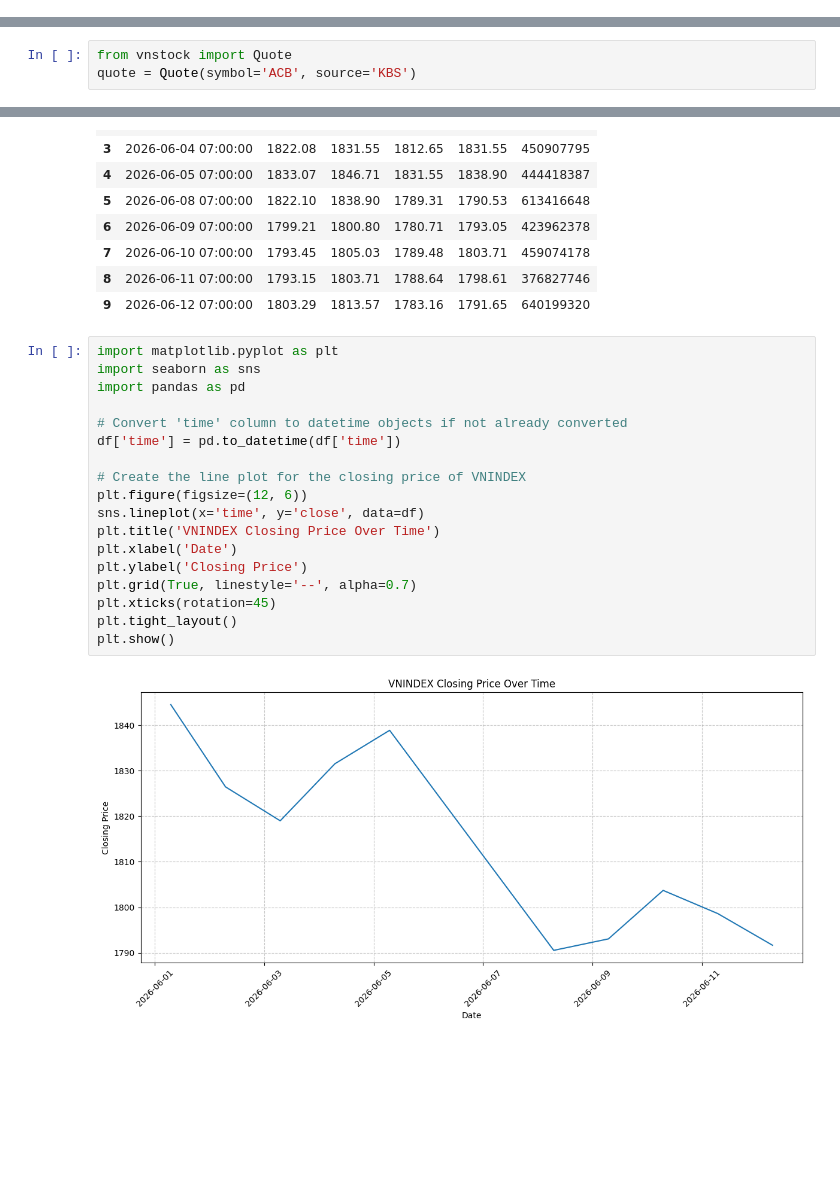
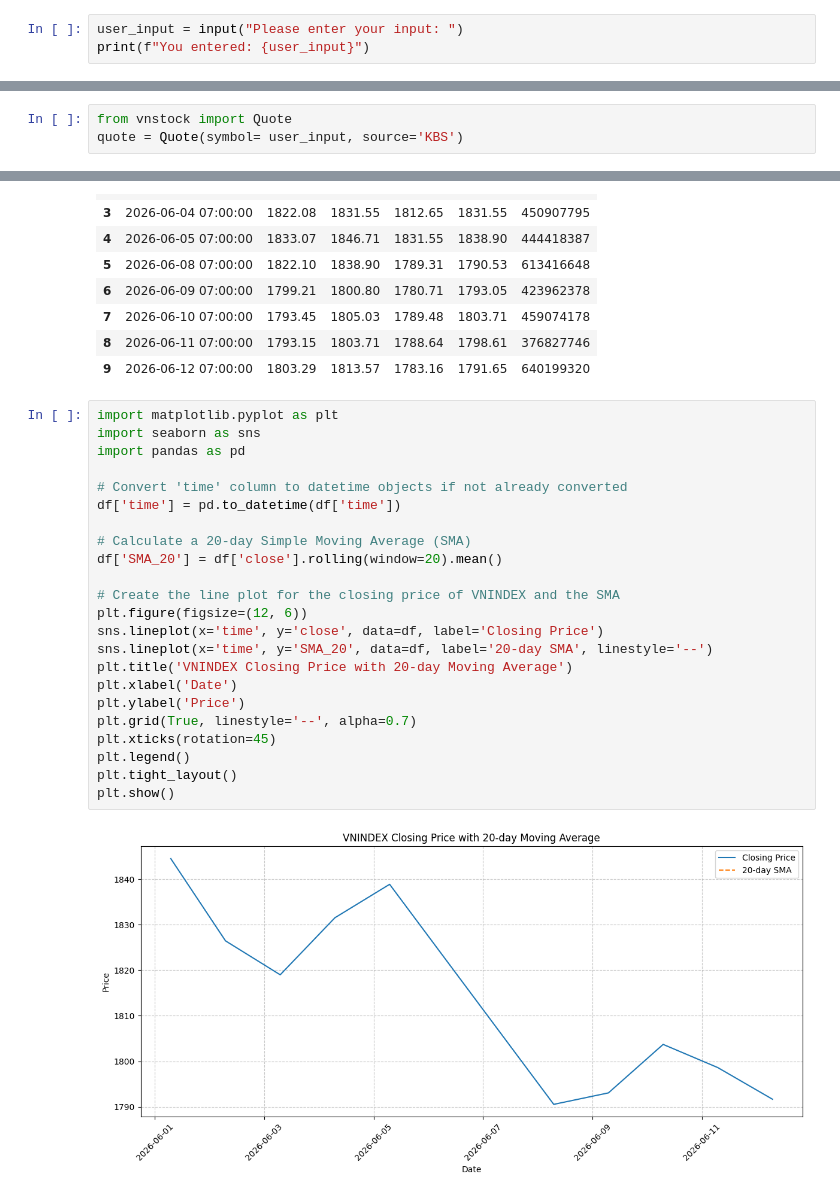
Before and after one commit to Tuanajax/Note_Everthing, a Jupyter notebook: Untitled0.ipynb, the cells around one changed output, grey strips where cells are left out. Saved outputs shown, nothing was run; the diff lists cells and outputs as text; blank space fills up the shorter version.

```diff
--- a/Untitled0.ipynb
+++ b/Untitled0.ipynb
@@ -48,0 +47,3 @@ from vnstock import Listing, Quote, Company, Finance
+# %%
+user_input = input("Please enter your input: ")
+print(f"You entered: {user_input}")
@@ -49,5 +121,5 @@ from vnstock import Listing, Quote, Company, Finance
 # %%
 from vnstock import Quote
-quote = Quote(symbol='ACB', source='KBS')
+quote = Quote(symbol= user_input, source='KBS')
 # %%
 df = quote.history(length='90', interval='d')
@@ -85,20 +143,25 @@ df
 # %%
 import matplotlib.pyplot as plt
 import seaborn as sns
 import pandas as pd
 
 # Convert 'time' column to datetime objects if not already converted
 df['time'] = pd.to_datetime(df['time'])
 
-# Create the line plot for the closing price of VNINDEX
+# Calculate a 20-day Simple Moving Average (SMA)
+df['SMA_20'] = df['close'].rolling(window=20).mean()
+
+# Create the line plot for the closing price of VNINDEX and the SMA
 plt.figure(figsize=(12, 6))
-sns.lineplot(x='time', y='close', data=df)
-plt.title('VNINDEX Closing Price Over Time')
+sns.lineplot(x='time', y='close', data=df, label='Closing Price')
+sns.lineplot(x='time', y='SMA_20', data=df, label='20-day SMA', linestyle='--')
+plt.title('VNINDEX Closing Price with 20-day Moving Average')
 plt.xlabel('Date')
-plt.ylabel('Closing Price')
+plt.ylabel('Price')
 plt.grid(True, linestyle='--', alpha=0.7)
 plt.xticks(rotation=45)
+plt.legend()
 plt.tight_layout()
 plt.show()
 # %% [output]
-[figure, old version]
+[figure, new version]
```
Also changed, not shown: parts of 44 cells of this notebook.
